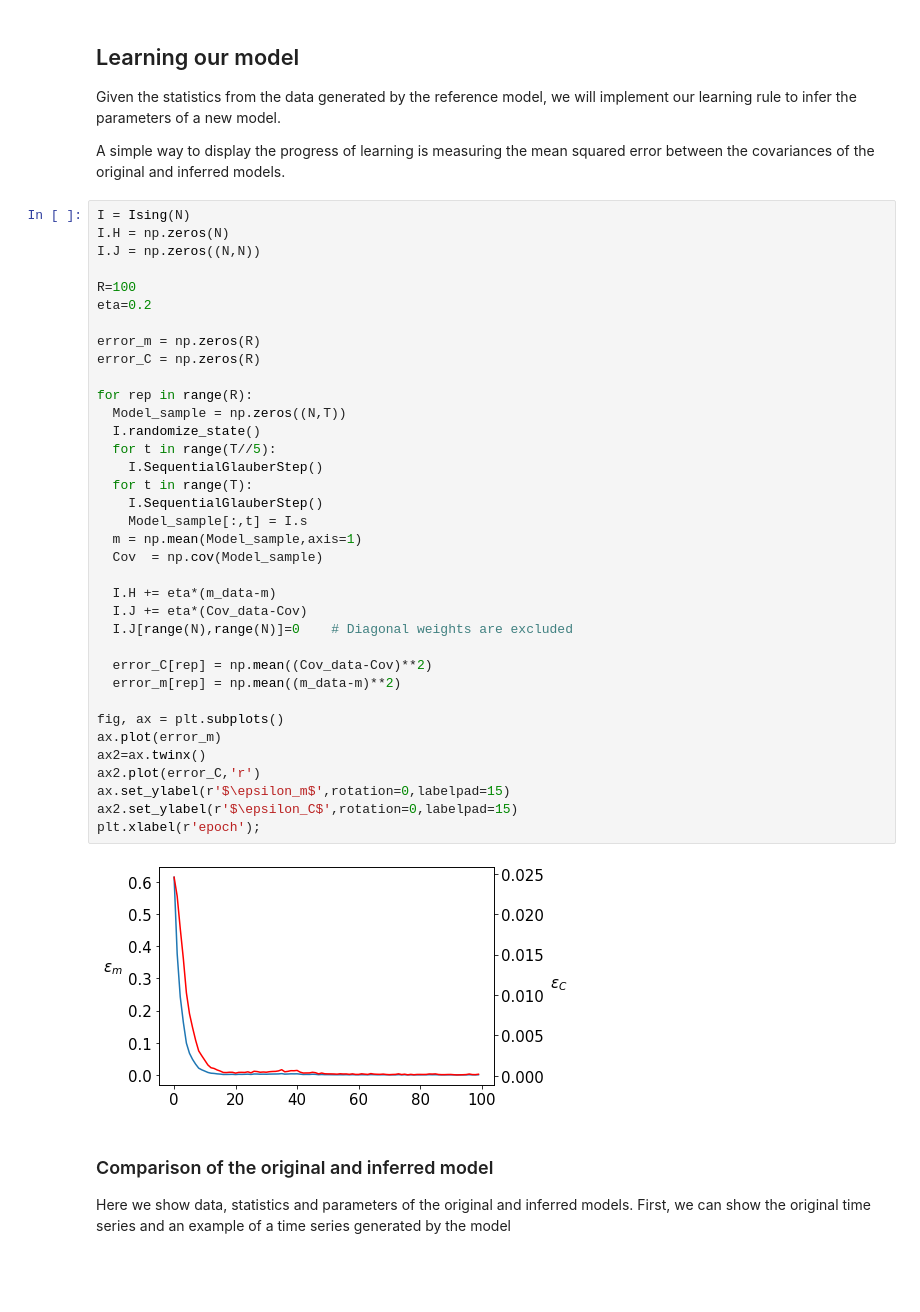
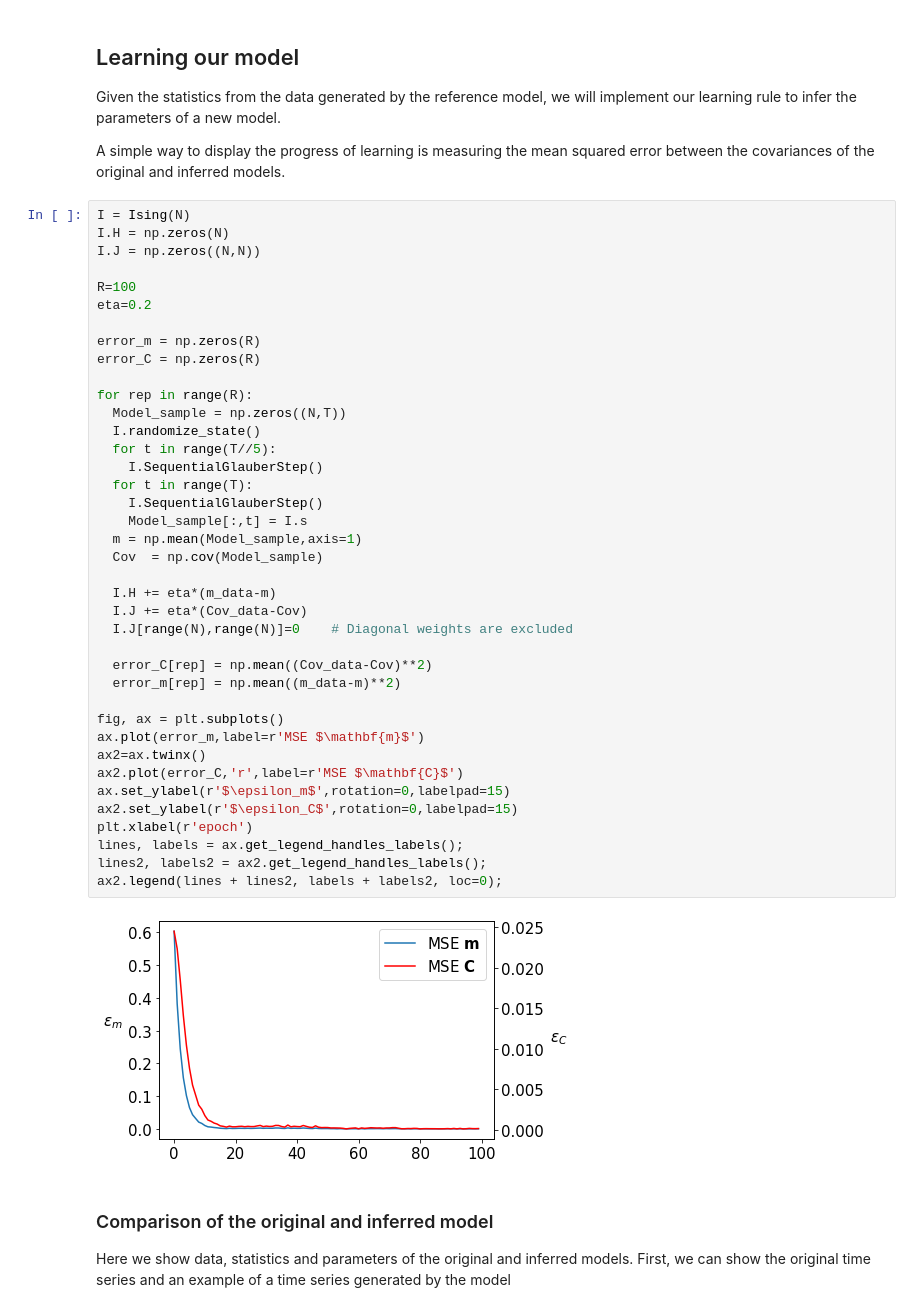
Before and after one commit to MiguelAguilera/Neuro-MaxEnt-inference-tutorial, a Jupyter notebook: 2.Learning_neural_correlations.ipynb, the cells around one changed output. Saved outputs shown, nothing was run; the diff lists cells and outputs as text; blank space fills up the shorter version.

```diff
--- a/2.Learning_neural_correlations.ipynb
+++ b/2.Learning_neural_correlations.ipynb
@@ -146,37 +146,40 @@ I.J = np.zeros((N,N))
 
 R=100
 eta=0.2
 
 error_m = np.zeros(R)
 error_C = np.zeros(R)
 
 for rep in range(R):
   Model_sample = np.zeros((N,T))
   I.randomize_state()
   for t in range(T//5):
     I.SequentialGlauberStep()
   for t in range(T):
     I.SequentialGlauberStep()
     Model_sample[:,t] = I.s
   m = np.mean(Model_sample,axis=1)
   Cov  = np.cov(Model_sample)
 
   I.H += eta*(m_data-m)
   I.J += eta*(Cov_data-Cov)
   I.J[range(N),range(N)]=0    # Diagonal weights are excluded
 
   error_C[rep] = np.mean((Cov_data-Cov)**2)
   error_m[rep] = np.mean((m_data-m)**2)
 
 fig, ax = plt.subplots()
-ax.plot(error_m)
+ax.plot(error_m,label=r'MSE $\mathbf{m}$')
 ax2=ax.twinx()
-ax2.plot(error_C,'r')
+ax2.plot(error_C,'r',label=r'MSE $\mathbf{C}$')
 ax.set_ylabel(r'$\epsilon_m$',rotation=0,labelpad=15)
 ax2.set_ylabel(r'$\epsilon_C$',rotation=0,labelpad=15)
-plt.xlabel(r'epoch');
+plt.xlabel(r'epoch')
+lines, labels = ax.get_legend_handles_labels();
+lines2, labels2 = ax2.get_legend_handles_labels();
+ax2.legend(lines + lines2, labels + labels2, loc=0);
 # %% [output]
-[figure, old version]
+[figure, new version]
 # %% [markdown]
 ### Comparison of the original and inferred model
 
```
Also changed, not shown: parts of 4 cells of this notebook.
